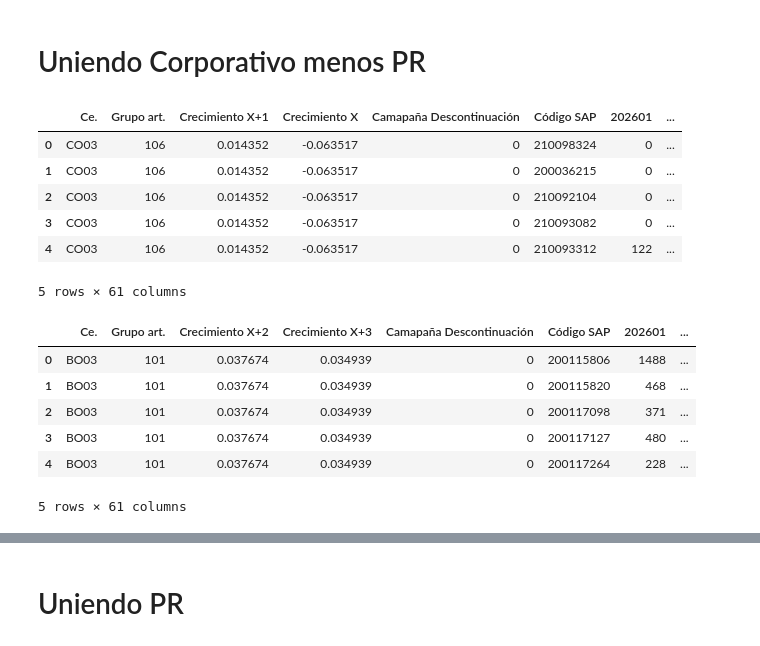
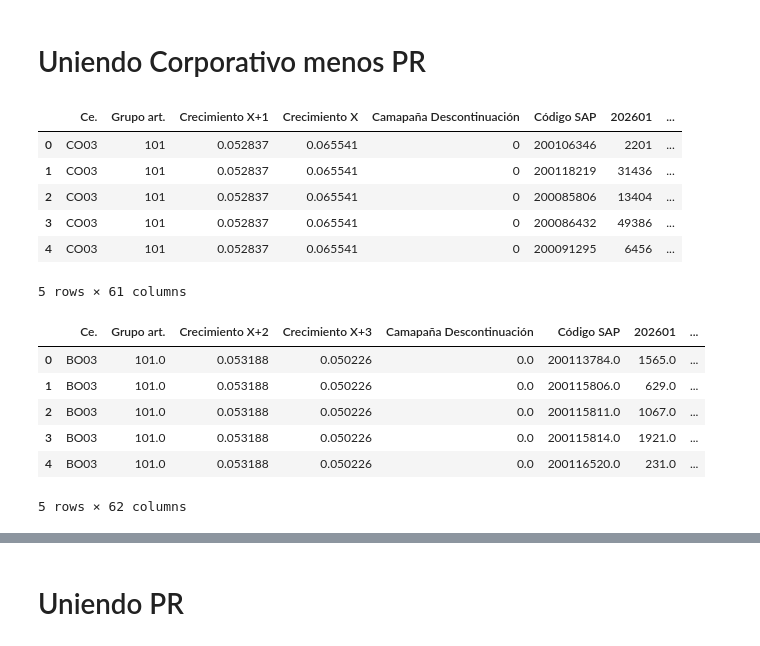
Before and after one commit to Williamindustrial/Rolling-Forecast-Belcorp, a Jupyter notebook: CalculoGraficasRolling.ipynb, the cells around one changed output, grey strips where cells are left out. Saved outputs shown, nothing was run; the diff lists cells and outputs as text; code cells hidden in the pictures.

```diff
--- a/CalculoGraficasRolling.ipynb
+++ b/CalculoGraficasRolling.ipynb
@@ -10,9 +11,24 @@ campañasIniciales=10
 # %%
-Carpeta=r"C:\Users\williamtorres\OneDrive - CETCO S.A\Rolling forecast\Corrida 09.06.2025"
+Carpeta=r"C:\Users\williamtorres\OneDrive - CETCO S.A\SAP IBP\Rolling forecast\22.08.2025"
 # %% [markdown]
 # Venta Corporaritiva
 # %%
-df_ventaCorp=  pd.read_csv(Carpeta+'\\Resultado CORP\\VentaCorp.csv')
-df_ventaCorp.index = range(1, len(df_ventaCorp) + 1)
-df_ventaCorp.head()
+# Lista para guardar los dataframes de cada carpeta
+lista_df = []
+
+for subcarpeta in os.listdir(Carpeta+'\Resultado CORP'):
+    ruta_subcarpeta = os.path.join(Carpeta+'\Resultado CORP', subcarpeta)
+    archivo = os.path.join(ruta_subcarpeta, "VentaCorp.csv")
+    # Verifica si es carpeta y si contiene el archivo VentaCorp.csv
+    if os.path.isdir(ruta_subcarpeta) and os.path.exists(archivo):
+        try:
+            df_temp = pd.read_csv(archivo)
+            df_temp = df_temp.reset_index().rename(columns={"index": "Campaña"})
+            lista_df.append(df_temp)
+        except Exception as e:
+            print(f"Error leyendo {archivo}: {e}")
+
+# Concatenar todo en un solo DataFrame
+df_ventaCorp = pd.concat(lista_df, ignore_index=True)
+df_ventaCorp.tail()
 # %% [output]
@@ -38,27 +73,56 @@ plt.show()
 # %% [markdown]
 # Uniendo Corporativo menos PR
 # %%
-df_Linea=  pd.read_excel(Carpeta+'\\Resultado CORP\\Rolling-Forecast.XLSM', sheet_name='Final')
+# Lista para guardar los dataframes de cada carpeta
+lista_df = []
+
+for subcarpeta in os.listdir(Carpeta+'\Resultado CORP'):
+    ruta_subcarpeta = os.path.join(Carpeta+'\Resultado CORP', subcarpeta)
+    archivo = os.path.join(ruta_subcarpeta, "Rolling-Forecast.XLSM")
+    # Verifica si es carpeta y si contiene el archivo VentaCorp.csv
+    if os.path.isdir(ruta_subcarpeta) and os.path.exists(archivo):
+        try:
+            df_temp = pd.read_excel(archivo, sheet_name='Final')
+            lista_df.append(df_temp)
+        except Exception as e:
+            print(f"Error leyendo {archivo}: {e}")
+
+# Concatenar todo en un solo DataFrame
+df_Linea = pd.concat(lista_df, ignore_index=True)
 df_Linea.head()
 # %% [output]
 |  | Ce. | Grupo art. | Crecimiento X+1 | Crecimiento X | Camapaña Descontinuación | Código SAP | 202601 | ... |
-| 0 | CO03 | 106 | 0.014352 | -0.063517 | 0 | 210098324 | 0 | ... |
-| 1 | CO03 | 106 | 0.014352 | -0.063517 | 0 | 200036215 | 0 | ... |
-| 2 | CO03 | 106 | 0.014352 | -0.063517 | 0 | 210092104 | 0 | ... |
-| 3 | CO03 | 106 | 0.014352 | -0.063517 | 0 | 210093082 | 0 | ... |
-| 4 | CO03 | 106 | 0.014352 | -0.063517 | 0 | 210093312 | 122 | ... |
+| 0 | CO03 | 101 | 0.052837 | 0.065541 | 0 | 200106346 | 2201 | ... |
+| 1 | CO03 | 101 | 0.052837 | 0.065541 | 0 | 200118219 | 31436 | ... |
+| 2 | CO03 | 101 | 0.052837 | 0.065541 | 0 | 200085806 | 13404 | ... |
+| 3 | CO03 | 101 | 0.052837 | 0.065541 | 0 | 200086432 | 49386 | ... |
+| 4 | CO03 | 101 | 0.052837 | 0.065541 | 0 | 200091295 | 6456 | ... |
 5 rows × 61 columns
 # %%
-df_NovoApp=  pd.read_excel(Carpeta+'\\Resultado CORP\\novoAppForecast.XLSM', sheet_name='Final')
+# Lista para guardar los dataframes de cada carpeta
+lista_df = []
+
+for subcarpeta in os.listdir(Carpeta+'\Resultado CORP'):
+    ruta_subcarpeta = os.path.join(Carpeta+'\Resultado CORP', subcarpeta)
+    archivo = os.path.join(ruta_subcarpeta, "novoAppForecast.XLSM")
+    # Verifica si es carpeta y si contiene el archivo VentaCorp.csv
+    if os.path.isdir(ruta_subcarpeta) and os.path.exists(archivo):
+        try:
+            df_temp = pd.read_excel(archivo, sheet_name='Final')
+            lista_df.append(df_temp)
+        except Exception as e:
+            print(f"Error leyendo {archivo}: {e}")
+
+df_NovoApp = pd.concat(lista_df, ignore_index=True)
 df_NovoApp.head()
 # %% [output]
 |  | Ce. | Grupo art. | Crecimiento X+2 | Crecimiento X+3 | Camapaña Descontinuación | Código SAP | 202601 | ... |
-| 0 | BO03 | 101 | 0.037674 | 0.034939 | 0 | 200115806 | 1488 | ... |
-| 1 | BO03 | 101 | 0.037674 | 0.034939 | 0 | 200115820 | 468 | ... |
-| 2 | BO03 | 101 | 0.037674 | 0.034939 | 0 | 200117098 | 371 | ... |
-| 3 | BO03 | 101 | 0.037674 | 0.034939 | 0 | 200117127 | 480 | ... |
-| 4 | BO03 | 101 | 0.037674 | 0.034939 | 0 | 200117264 | 228 | ... |
+| 0 | BO03 | 101.0 | 0.053188 | 0.050226 | 0.0 | 200113784.0 | 1565.0 | ... |
+| 1 | BO03 | 101.0 | 0.053188 | 0.050226 | 0.0 | 200115806.0 | 629.0 | ... |
+| 2 | BO03 | 101.0 | 0.053188 | 0.050226 | 0.0 | 200115811.0 | 1067.0 | ... |
+| 3 | BO03 | 101.0 | 0.053188 | 0.050226 | 0.0 | 200115814.0 | 1921.0 | ... |
+| 4 | BO03 | 101.0 | 0.053188 | 0.050226 | 0.0 | 200116520.0 | 231.0 | ... |
-5 rows × 61 columns
+5 rows × 62 columns
 # %%
 df_Linea = df_Linea.drop(df_Linea.columns[[2, 3, 4]], axis=1)
 df_Linea.head()
```
Also changed, not shown: parts of 28 cells of this notebook, 7 other files.
